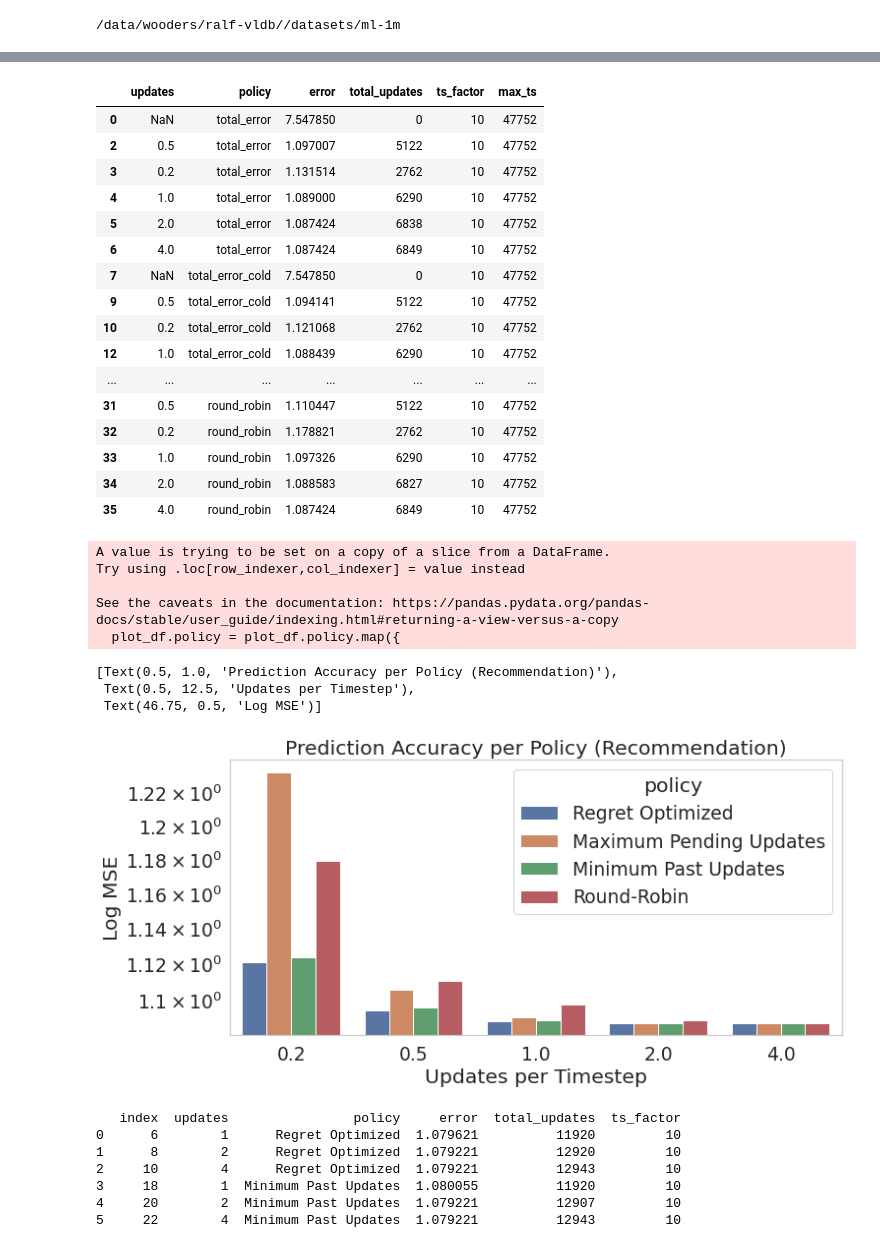
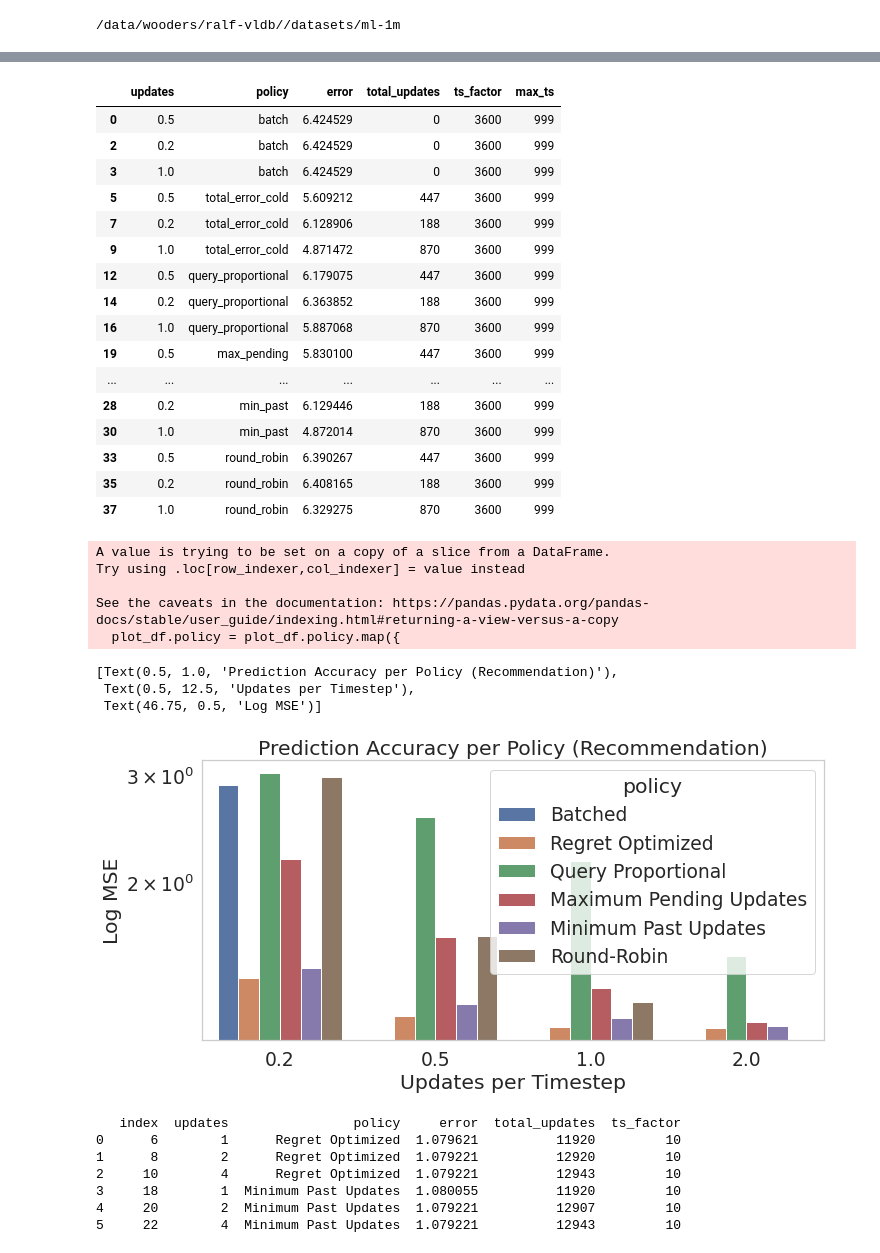
Before and after one commit to feature-store/experiments, a Jupyter notebook: nb/03-29-22-als_plots.ipynb, the cells around one changed output, grey strips where cells are left out. Cells and saved outputs as stored; diff of their text form; code cells hidden in the pictures.

```diff
--- a/nb/03-29-22-als_plots.ipynb
+++ b/nb/03-29-22-als_plots.ipynb
@@ -16,11 +16,12 @@ result_dir = use_results(experiment, download=False)
 # %% [output]
 /data/wooders/ralf-vldb//datasets/ml-1m
 # %%
-updates_per_ts = [None, 0.5, 0.2, 1, 2, 4]
-ts_factor = [10, 100] #, 1000]
-policies = ["total_error", "total_error_cold", "max_pending", "min_past", "round_robin"] #, "last_query"]
+split = 0.75
+updates_per_ts = [0.5, 0.2, 1, 2]
+ts_factor = [60, 60*60, 60*60*24]
+policies = ["batch", "total_error_cold", "query_proportional", "max_pending", "min_past", "round_robin"] #, "last_query"]
 # %%
-limit = 50000 #100000
+limit = 1000 #100000
 # %%
 updates_df = pd.DataFrame()
 df_all = pd.DataFrame()
@@ -29,13 +30,13 @@ results = []
 for p in policies:
     for u in updates_per_ts:
         for t in ts_factor:
-            update_df = pd.read_csv(f"{result_dir}/{p}_{u}_{t}_updates.csv")
-            df = pd.read_csv(f"{result_dir}/{p}_{u}_{t}_results.csv")
+            update_df = pd.read_csv(f"{result_dir}/{p}_{u}_{t}_split_{split}_updates.csv")
+            df = pd.read_csv(f"{result_dir}/{p}_{u}_{t}_split_{split}_results.csv")
 
             print(p, u, t, df.timestamp.max(), update_df["time"].max())
 
             if df.timestamp.max() < limit:
-                print(f"{result_dir}/{p}_{u}_{t}_results.csv")
+                print(f"{result_dir}/{p}_{u}_{t}_split_{split}_results.csv")
                 continue
 
             # filter time
@@ -168,50 +167,52 @@ df_all
 # %%
-results_df[results_df["ts_factor"] == 10]
+results_df[results_df["ts_factor"] == 60*60]
 # %% [output]
 |  | updates | policy | error | total_updates | ts_factor | max_ts |
-| 0 | NaN | total_error | 7.547850 | 0 | 10 | 47752 |
-| 2 | 0.5 | total_error | 1.097007 | 5122 | 10 | 47752 |
-| 3 | 0.2 | total_error | 1.131514 | 2762 | 10 | 47752 |
-| 4 | 1.0 | total_error | 1.089000 | 6290 | 10 | 47752 |
-| 5 | 2.0 | total_error | 1.087424 | 6838 | 10 | 47752 |
-| 6 | 4.0 | total_error | 1.087424 | 6849 | 10 | 47752 |
-| 7 | NaN | total_error_cold | 7.547850 | 0 | 10 | 47752 |
-| 9 | 0.5 | total_error_cold | 1.094141 | 5122 | 10 | 47752 |
-| 10 | 0.2 | total_error_cold | 1.121068 | 2762 | 10 | 47752 |
-| 12 | 1.0 | total_error_cold | 1.088439 | 6290 | 10 | 47752 |
+| 0 | 0.5 | batch | 6.424529 | 0 | 3600 | 999 |
+| 2 | 0.2 | batch | 6.424529 | 0 | 3600 | 999 |
+| 3 | 1.0 | batch | 6.424529 | 0 | 3600 | 999 |
+| 5 | 0.5 | total_error_cold | 5.609212 | 447 | 3600 | 999 |
+| 7 | 0.2 | total_error_cold | 6.128906 | 188 | 3600 | 999 |
+| 9 | 1.0 | total_error_cold | 4.871472 | 870 | 3600 | 999 |
+| 12 | 0.5 | query_proportional | 6.179075 | 447 | 3600 | 999 |
+| 14 | 0.2 | query_proportional | 6.363852 | 188 | 3600 | 999 |
+| 16 | 1.0 | query_proportional | 5.887068 | 870 | 3600 | 999 |
+| 19 | 0.5 | max_pending | 5.830100 | 447 | 3600 | 999 |
 | ... | ... | ... | ... | ... | ... | ... |
-| 31 | 0.5 | round_robin | 1.110447 | 5122 | 10 | 47752 |
-| 32 | 0.2 | round_robin | 1.178821 | 2762 | 10 | 47752 |
-| 33 | 1.0 | round_robin | 1.097326 | 6290 | 10 | 47752 |
-| 34 | 2.0 | round_robin | 1.088583 | 6827 | 10 | 47752 |
-| 35 | 4.0 | round_robin | 1.087424 | 6849 | 10 | 47752 |
+| 28 | 0.2 | min_past | 6.129446 | 188 | 3600 | 999 |
+| 30 | 1.0 | min_past | 4.872014 | 870 | 3600 | 999 |
+| 33 | 0.5 | round_robin | 6.390267 | 447 | 3600 | 999 |
+| 35 | 0.2 | round_robin | 6.408165 | 188 | 3600 | 999 |
+| 37 | 1.0 | round_robin | 6.329275 | 870 | 3600 | 999 |
 # %%
 f, ax = plt.subplots(ncols=1, figsize=(10, 5))
 plt.tight_layout()
 sns.set_theme(style="whitegrid", font_scale=1.7)
-ts_factor_filter = 10
+ts_factor_filter = 60
 
-plot_df = results_df[(results_df["ts_factor"] == ts_factor_filter) & (results_df.policy.isin(["total_error_cold", "min_past", "round_robin", "max_pending", "last_query"]))]
+plot_df = results_df[(results_df["ts_factor"] == ts_factor_filter) & (results_df.policy.isin(["total_error_cold", "min_past", "round_robin", "max_pending", "last_query", "query_proportional", "batch"]))]
 plot_df.policy = plot_df.policy.map({
     'total_error_cold': 'Regret Optimized',
     'min_past': 'Minimum Past Updates',
     'round_robin': "Round-Robin",
     'max_pending': "Maximum Pending Updates",
-    'last_query': "Read-Optimized"
+    'last_query': "Read-Optimized",
+    "query_proportional": "Query Proportional",
+    "batch": "Batched"
 })
 plot_df = plot_df.dropna()
 sns.barplot(x="updates", y="error", hue="policy", data=plot_df, log=True, ax=ax)
 ax.set(title="Prediction Accuracy per Policy (Recommendation)", xlabel="Updates per Timestep",  ylabel="Log MSE")
 # %% [output]
 A value is trying to be set on a copy of a slice from a DataFrame.
 Try using .loc[row_indexer,col_indexer] = value instead
 
 See the caveats in the documentation: https://pandas.pydata.org/pandas-docs/stable/user_guide/indexing.html#returning-a-view-versus-a-copy
   plot_df.policy = plot_df.policy.map({
 [Text(0.5, 1.0, 'Prediction Accuracy per Policy (Recommendation)'),
  Text(0.5, 12.5, 'Updates per Timestep'),
  Text(46.75, 0.5, 'Log MSE')]
-[figure, old version]
+[figure, new version]
 # %%
 f, ax = plt.subplots(ncols=2, figsize=(10, 5))
 plt.tight_layout()
```
Also changed, not shown: parts of 2 cells of this notebook, 2 other files.
